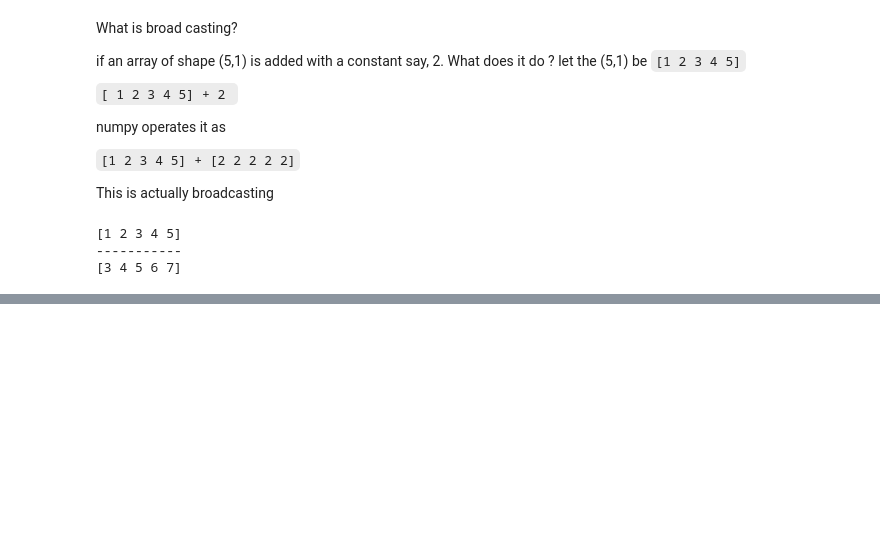
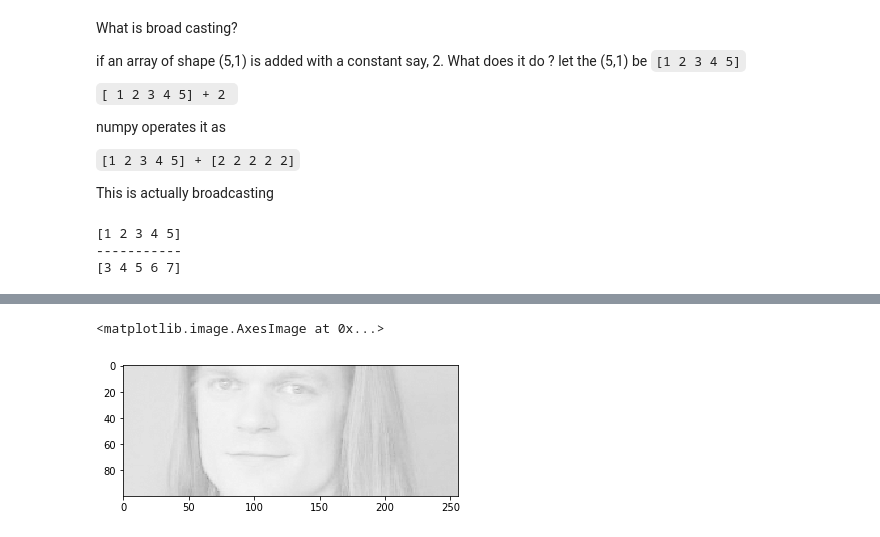
Before and after one commit to saiyerniakhil/numpy-100, a Jupyter notebook: numpy exercises.ipynb, the cells around one changed output, grey strips where cells are left out. Cells and saved outputs as stored; diff of their text form; code cells hidden in the pictures; blank space fills up the shorter version.

```diff
--- a/numpy exercises.ipynb
+++ b/numpy exercises.ipynb
@@ -388,0 +416,5 @@ print(br)
+# %%
+plt.imshow(im[100:200])
+# %% [output]
+<matplotlib.image.AxesImage at 0x...>
+[figure, added]
```
Also changed, not shown: parts of 8 cells of this notebook.
